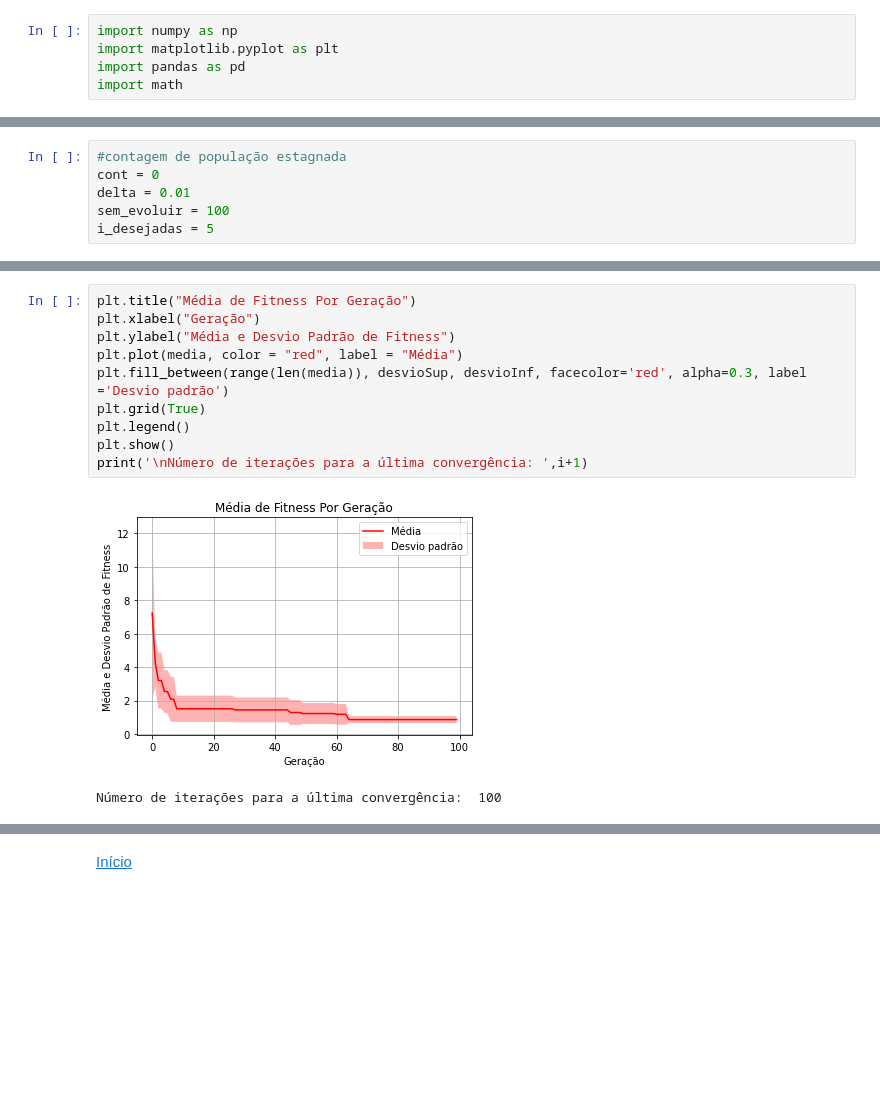
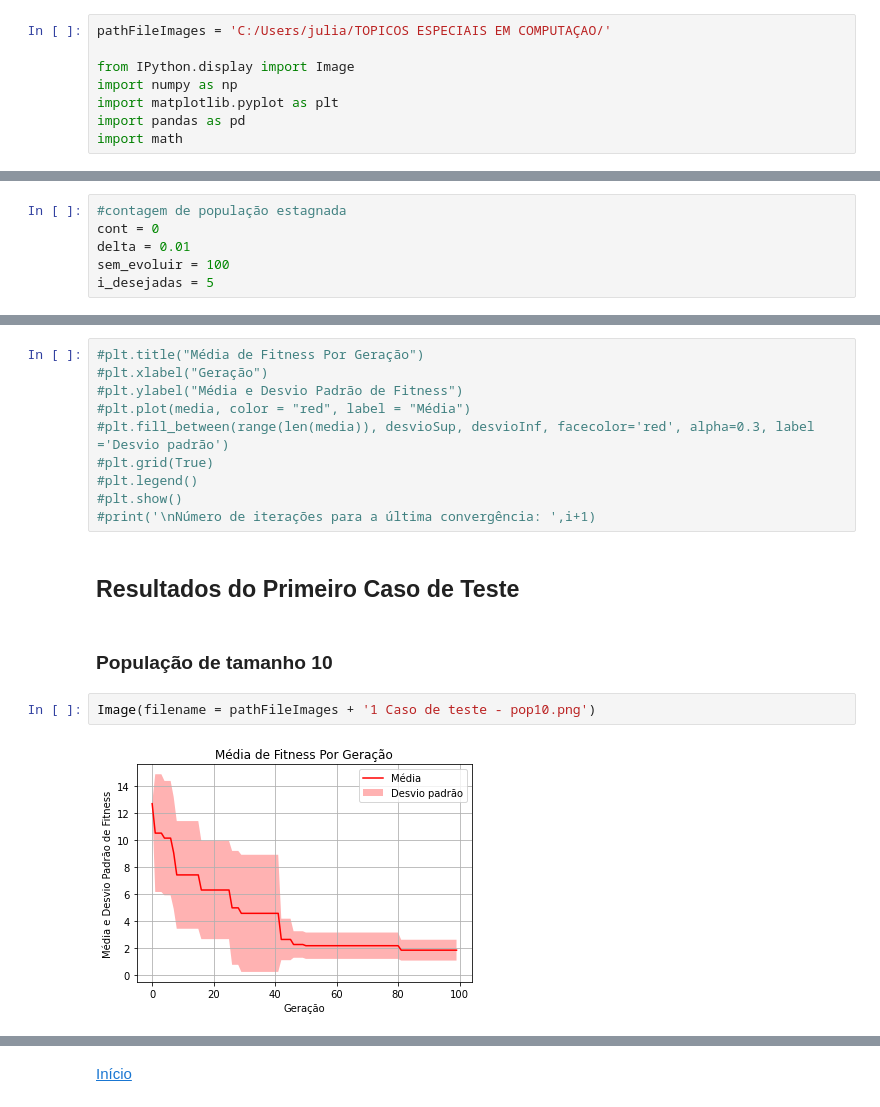
Before and after one commit to julianaAuzier/topicos-especiais-computacao-trabalho1, a Jupyter notebook: 2 - testing random walk.ipynb, the cells around one changed output, grey strips where cells are left out. Saved outputs shown, nothing was run; the diff lists cells and outputs as text; blank space fills up the shorter version.

```diff
--- a/2 - testing random walk.ipynb
+++ b/2 - testing random walk.ipynb
@@ -8,4 +11,7 @@
 # %%
+pathFileImages = 'C:/Users/julia/TOPICOS ESPECIAIS EM COMPUTAÇAO/'
+
+from IPython.display import Image
 import numpy as np
 import matplotlib.pyplot as plt
 import pandas as pd
@@ -138,14 +144,19 @@ tabela
 100 rows × 5 columns
 # %%
-plt.title("Média de Fitness Por Geração")
-plt.xlabel("Geração")
-plt.ylabel("Média e Desvio Padrão de Fitness")
-plt.plot(media, color = "red", label = "Média")
-plt.fill_between(range(len(media)), desvioSup, desvioInf, facecolor='red', alpha=0.3, label ='Desvio padrão')
-plt.grid(True)
-plt.legend()
-plt.show()
-print('\nNúmero de iterações para a última convergência: ',i+1)
+#plt.title("Média de Fitness Por Geração")
+#plt.xlabel("Geração")
+#plt.ylabel("Média e Desvio Padrão de Fitness")
+#plt.plot(media, color = "red", label = "Média")
+#plt.fill_between(range(len(media)), desvioSup, desvioInf, facecolor='red', alpha=0.3, label ='Desvio padrão')
+#plt.grid(True)
+#plt.legend()
+#plt.show()
+#print('\nNúmero de iterações para a última convergência: ',i+1)
-# %% [output]
-[figure, removed]
-Número de iterações para a última convergência:  100
+# %% [markdown]
+## Resultados do Primeiro Caso de Teste
+# %% [markdown]
+### População de tamanho 10
+# %%
+Image(filename = pathFileImages + '1 Caso de teste - pop10.png')
+# %% [output]
+[figure, added]
```
Also changed, not shown: parts of 25 cells of this notebook.
